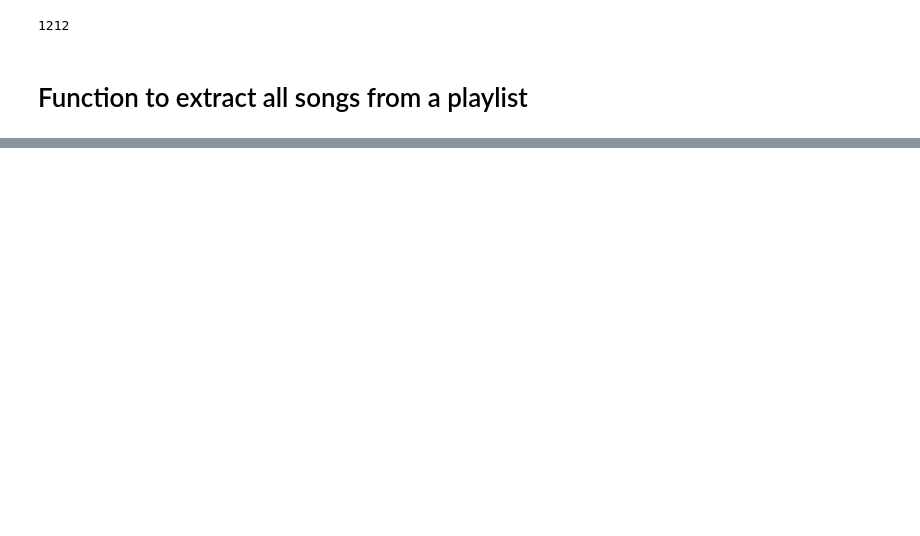
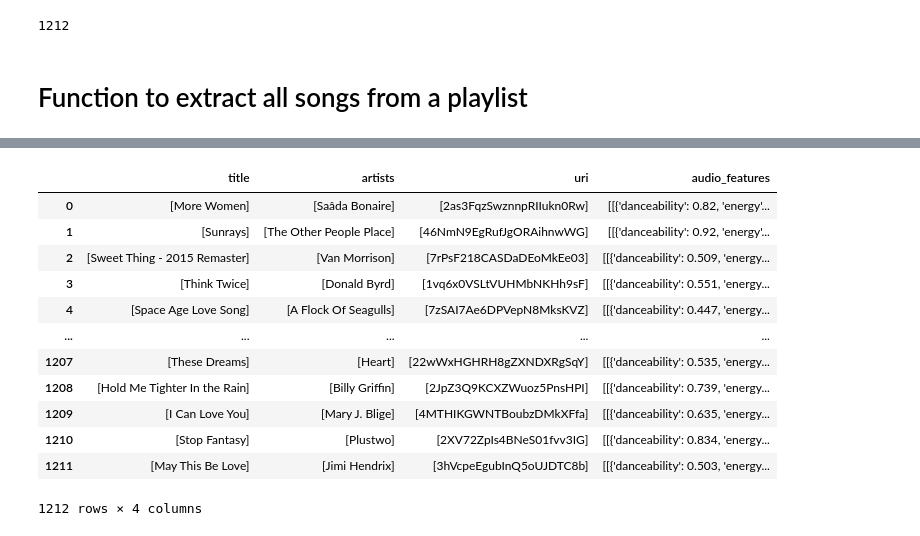
Before and after one commit to Adyto23/apilabs, a Jupyter notebook: lab-api-wrappers.ipynb, the cells around one changed output, grey strips where cells are left out. Saved outputs shown, nothing was run; the diff lists cells and outputs as text; code cells hidden in the pictures; blank space fills up the shorter version.

```diff
--- a/lab-api-wrappers.ipynb
+++ b/lab-api-wrappers.ipynb
@@ -191,0 +106,2 @@ playlist = sp.user_playlist_tracks("spotify", "32lPilIPcRVIDxlMdqEsCQ")
+# %%
+first_playlist=get_playlist_tracks("32lPilIPcRVIDxlMdqEsCQ")
@@ -252,0 +153,26 @@ sp.audio_features(song_uri)
+# %%
+def getSongInfo(playlist):
+    all_info = []
+    i=0
+
+    for i in range(len(playlist)):
+        song_dict = {}
+        songtitle = []
+        songuri = []
+        artists = []
+        audio_features = []
+        songtitle.append(playlist[i]['track']["name"])
+        songuri.append(playlist[i]['track']["id"])
+        artists.append(playlist[i]['track']['artists'][0]["name"])
+        audio_features.append(sp.audio_features(playlist[i]['track']["id"]))
+
+        song_dict['title'] = songtitle
+        song_dict['artists'] = artists
+        song_dict['uri'] = songuri
+        song_dict["audio_features"]=audio_features
+        all_info.append(song_dict)
+
+    return all_info
+# %%
+playlist1=getSongInfo(first_playlist)
+## extract data from dic
@@ -252,0 +199,21 @@ sp.audio_features(song_uri)
+# %%
+import pandas as pd
+df = pd.DataFrame(playlist1)
+
+## create first df
+# %%
+df
+# %% [output]
+|  | title | artists | uri | audio_features |
+| 0 | [More Women] | [Saâda Bonaire] | [2as3FqzSwznnpRIIukn0Rw] | [[{'danceability': 0.82, 'energy'... |
+| 1 | [Sunrays] | [The Other People Place] | [46NmN9EgRufJgORAihnwWG] | [[{'danceability': 0.92, 'energy'... |
+| 2 | [Sweet Thing - 2015 Remaster] | [Van Morrison] | [7rPsF218CASDaDEoMkEe03] | [[{'danceability': 0.509, 'energy... |
+| 3 | [Think Twice] | [Donald Byrd] | [1vq6x0VSLtVUHMbNKHh9sF] | [[{'danceability': 0.551, 'energy... |
+| 4 | [Space Age Love Song] | [A Flock Of Seagulls] | [7zSAI7Ae6DPVepN8MksKVZ] | [[{'danceability': 0.447, 'energy... |
+| ... | ... | ... | ... | ... |
+| 1207 | [These Dreams] | [Heart] | [22wWxHGHRH8gZXNDXRgSqY] | [[{'danceability': 0.535, 'energy... |
+| 1208 | [Hold Me Tighter In the Rain] | [Billy Griffin] | [2JpZ3Q9KCXZWuoz5PnsHPI] | [[{'danceability': 0.739, 'energy... |
+| 1209 | [I Can Love You] | [Mary J. Blige] | [4MTHIKGWNTBoubzDMkXFfa] | [[{'danceability': 0.635, 'energy... |
+| 1210 | [Stop Fantasy] | [Plustwo] | [2XV72ZpIs4BNeS01fvv3IG] | [[{'danceability': 0.834, 'energy... |
+| 1211 | [May This Be Love] | [Jimi Hendrix] | [3hVcpeEgubInQ5oUJDTC8b] | [[{'danceability': 0.503, 'energy... |
+1212 rows × 4 columns
```
Also changed, not shown: parts of 26 cells of this notebook, 1 other file.
